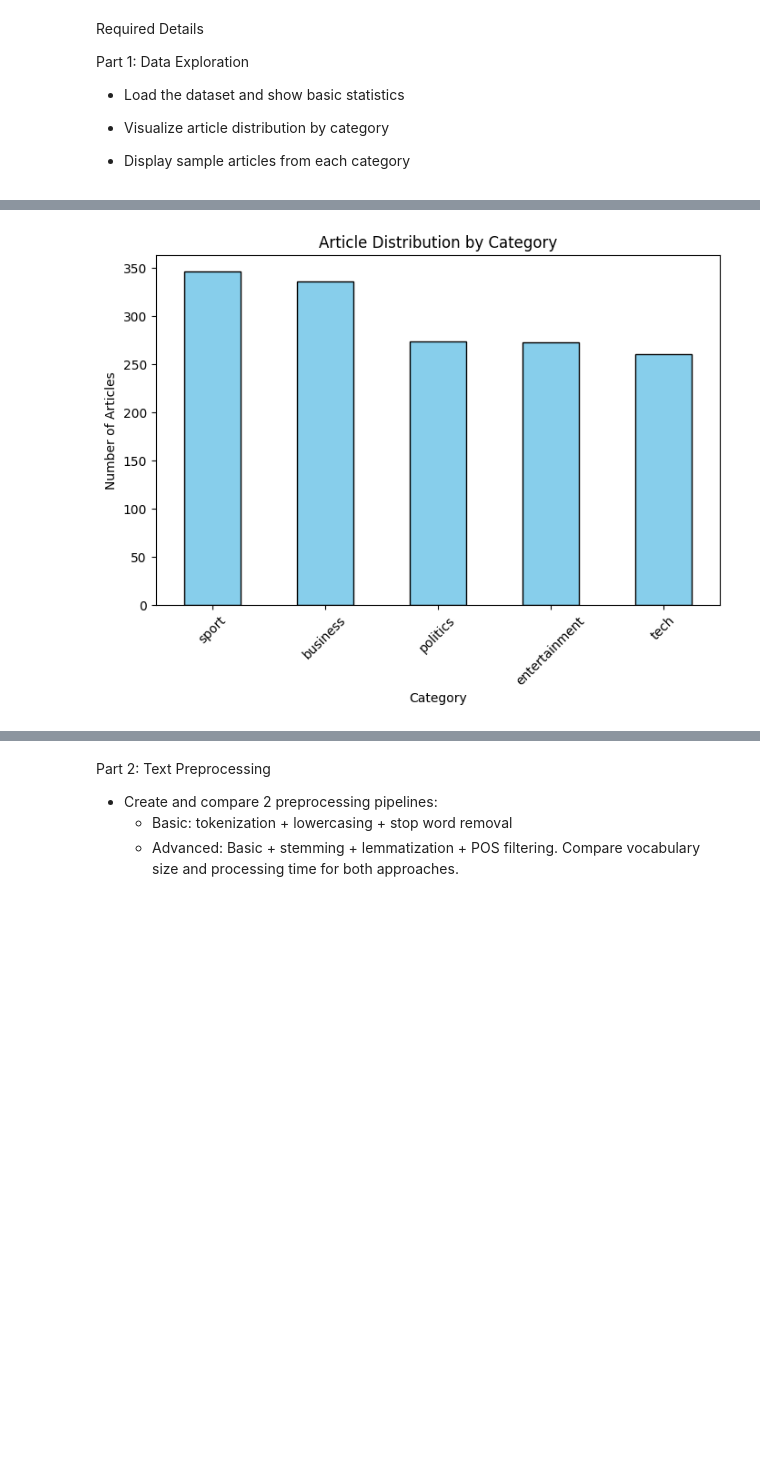
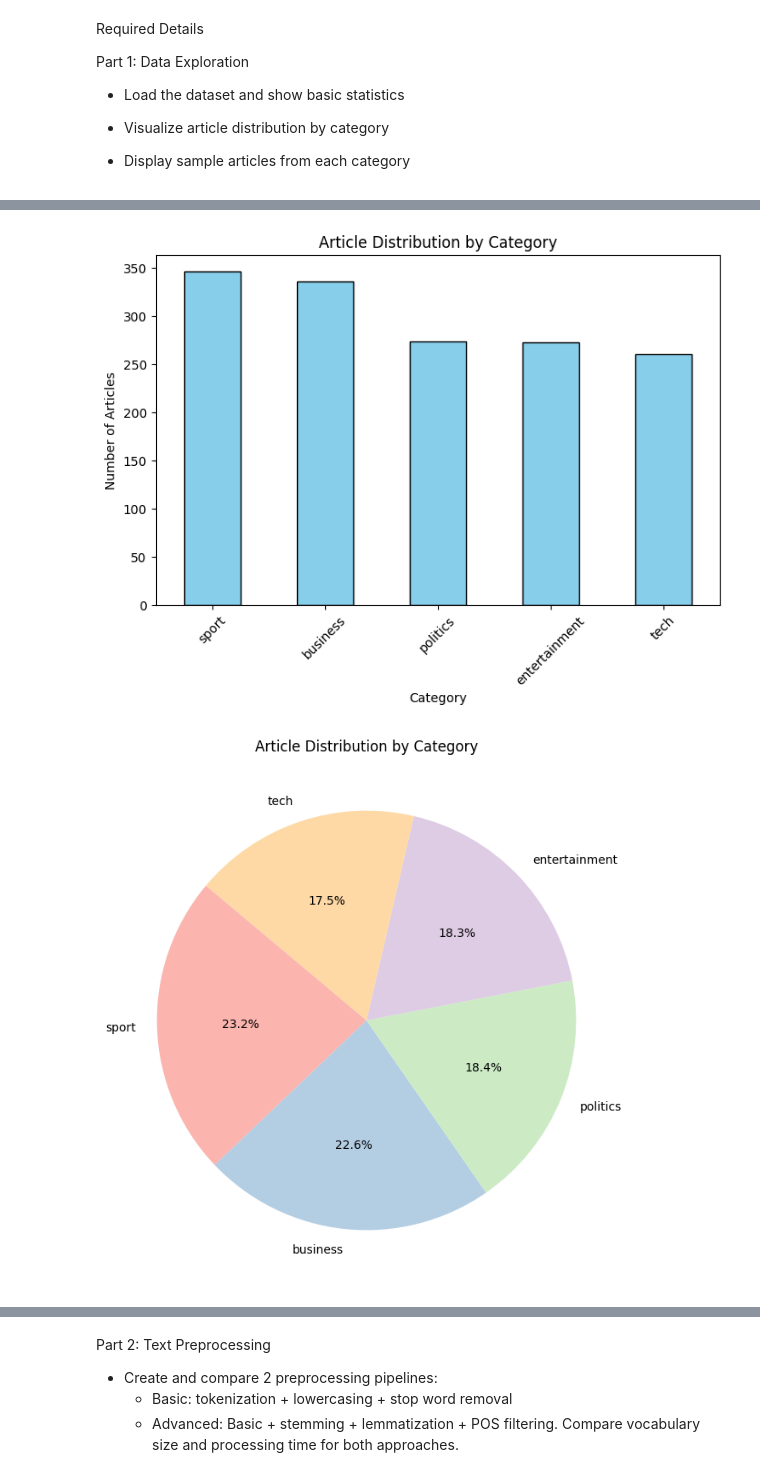
Before and after one commit to Mosizamani/AAI-520, a Jupyter notebook: AAI-520-otherfiles/Assignments/Module1-assignment1.1/AAI-520-module1-assignment1.1.ipynb, the cells around one changed output, grey strips where cells are left out. Saved outputs shown, nothing was run; the diff lists cells and outputs as text; code cells hidden in the pictures; blank space fills up the shorter version.

Commit message:
Lab module2 is added and start to practice

```diff
--- a/AAI-520-otherfiles/Assignments/Module1-assignment1.1/AAI-520-module1-assignment1.1.ipynb
+++ b/AAI-520-otherfiles/Assignments/Module1-assignment1.1/AAI-520-module1-assignment1.1.ipynb
@@ -50,33 +50,46 @@ plt.xlabel("Category")
 plt.ylabel("Number of Articles")
 plt.xticks(rotation=45)
 plt.show()
 
+# Visualize article distribution by category as a pie chart
+plt.figure(figsize=(8,8))
+df['Category'].value_counts().plot(
+    kind='pie',
+    autopct='%1.1f%%',  # Show percentage on slices
+    startangle=140,      # Rotate start angle
+    colors=plt.cm.Pastel1.colors  # Optional: nice pastel colors
+)
+plt.title("Article Distribution by Category")
+plt.ylabel("")  # Remove default y-label
+plt.show()
+
 # Display sample articles from each category
 for category in df['Category'].unique():
     print("="*80)
     print(f"Category: {category}")
     sample = df[df['Category'] == category].sample(1, random_state=42)  # pick one sample
     print("Sample text:\n")
     print(sample['Text'].values[0][:500], "...")  # first 500 chars
 # %% [output]
 Dataset Shape: (1490, 3)
 
 Columns: ['ArticleId', 'Text', 'Category']
 
 Category Counts:
  Category
 sport            346
 business         336
 politics         274
 entertainment    273
 tech             261
 Name: count, dtype: int64
 ... (20 lines left out)
 50%       1961.000000
 75%       2751.250000
 max      18387.000000
 Name: text_length, dtype: float64
 [figure]
+[figure, added]
 ================================================================================
 Category: business
 Sample text:
```
Also changed, not shown: parts of 14 cells of this notebook, 15 other files.
